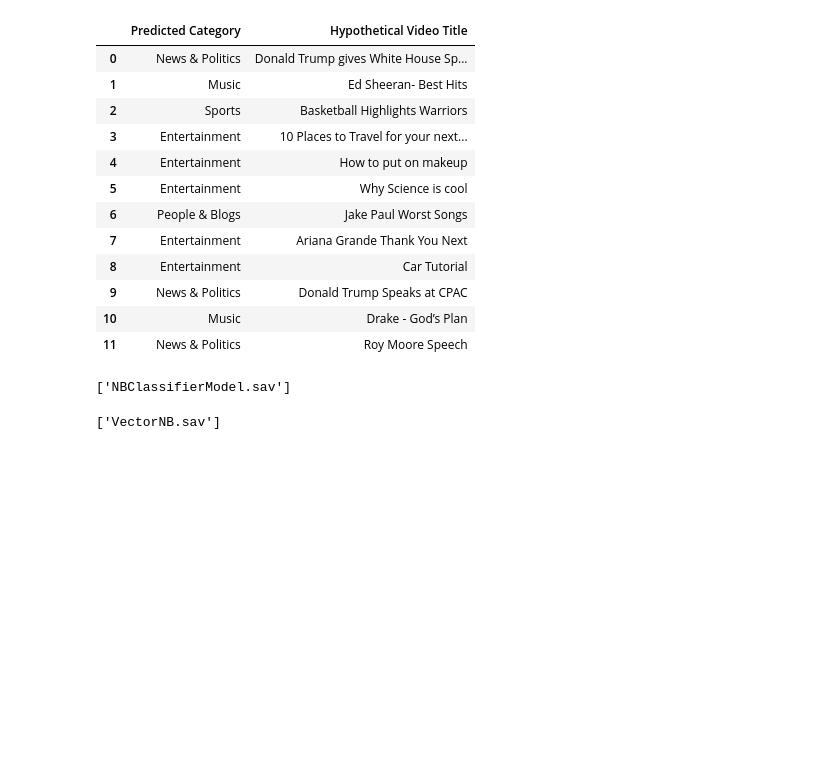
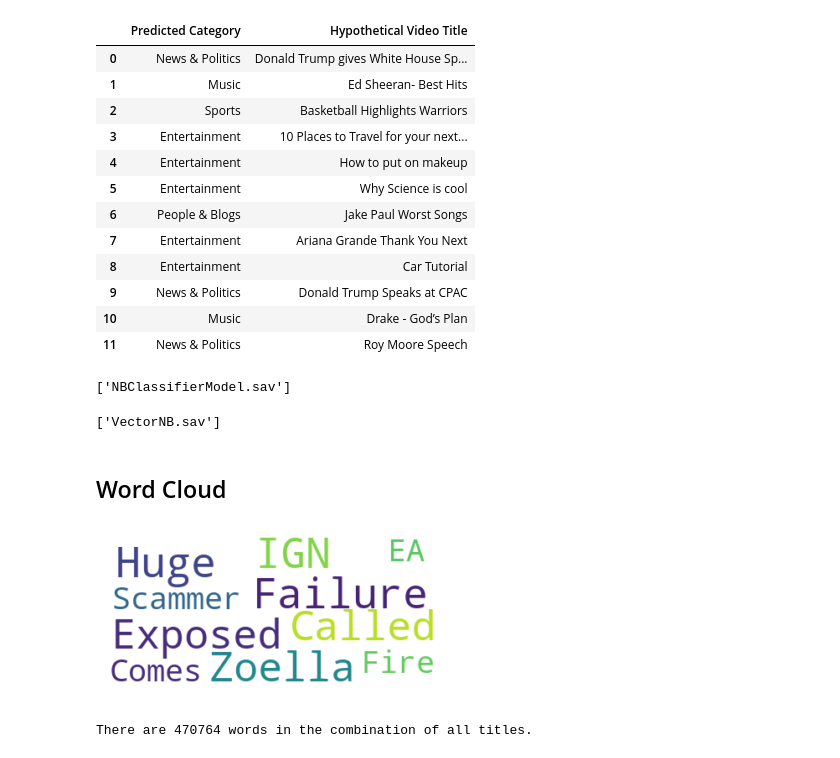
Before and after one commit to JohnShuford/Visualization_Project, a Jupyter notebook: CategoryClassifier/YouTube Category Classifier.ipynb, the cells around one changed output. Drawn from its saved outputs; the diff is of its cells as text; code cells hidden in the pictures; blank space fills up the shorter version.

Commit message:
created word clouds in classification notebook, generated two word cloud images

```diff
--- a/CategoryClassifier/YouTube Category Classifier.ipynb
+++ b/CategoryClassifier/YouTube Category Classifier.ipynb
@@ -381,3 +381,5 @@ filename2 = "VectorNB.sav"
 joblib.dump(vector, filename2)
 # %% [output]
 ['VectorNB.sav']
+# %% [markdown]
+## Word Cloud
@@ -383,0 +391,18 @@ joblib.dump(vector, filename2)
+# %%
+# Start with one review:
+text = new_videos.title[10]
+
+# Create and generate a word cloud image:
+wordcloud = WordCloud(max_font_size=50, max_words=100, background_color="white").generate(text)
+
+# Display the generated image:
+plt.imshow(wordcloud, interpolation='bilinear')
+plt.axis("off")
+plt.show()
+# %% [output]
+[figure, added]
+# %%
+text = " ".join(x for x in new_videos.title)
+print ("There are {} words in the combination of all titles.".format(len(text)))
+# %% [output]
+There are 470764 words in the combination of all titles.
```
Also changed, not shown: parts of 4 cells of this notebook, 3 other files.
